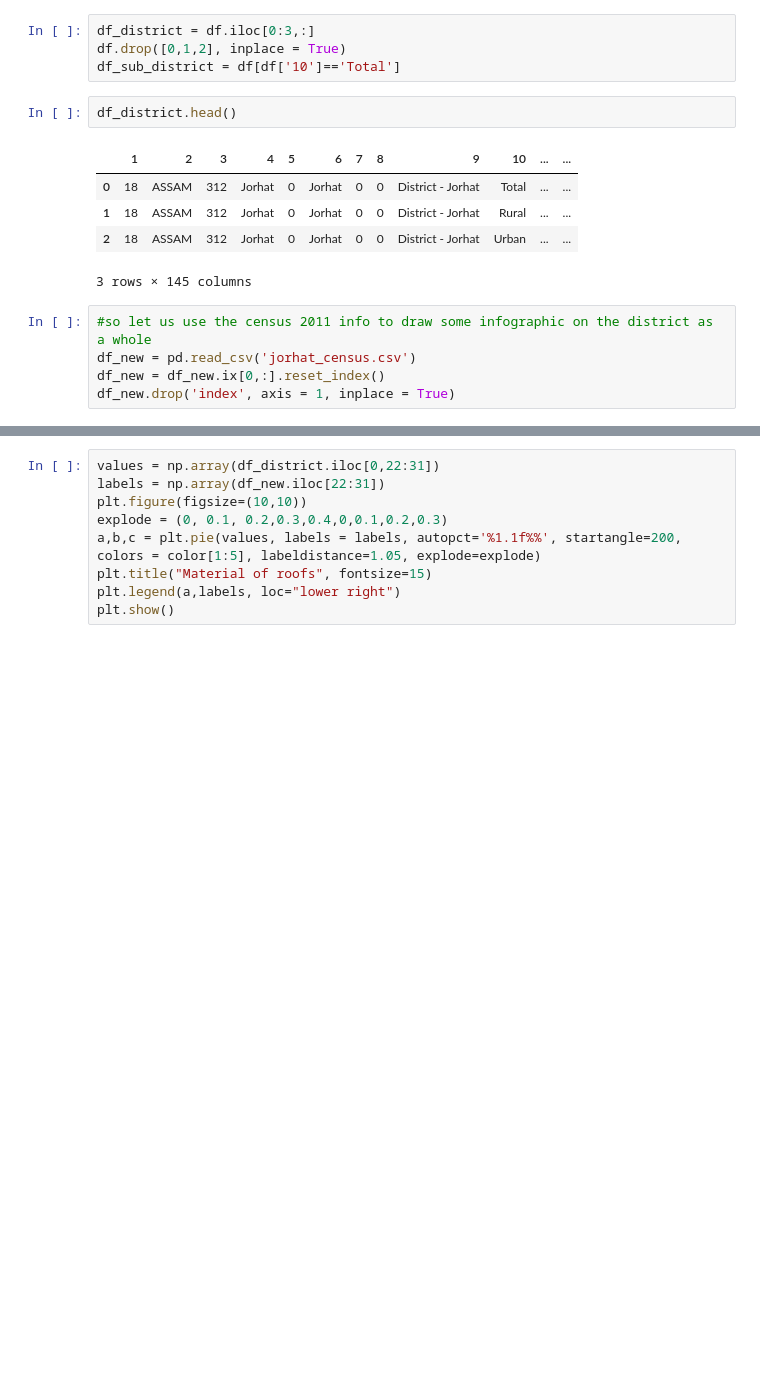
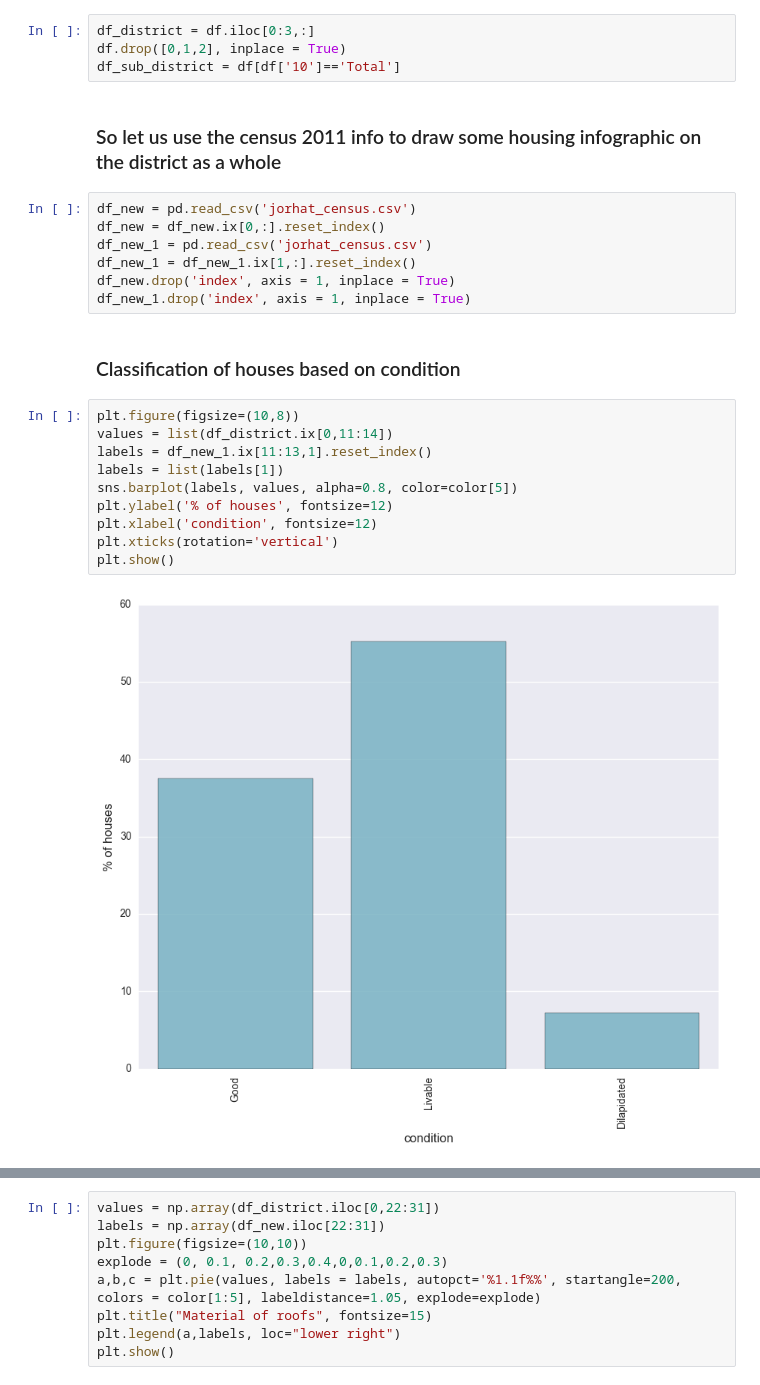
Before and after one commit to Ankur19/Exploratory-data-analysis-on-census-2011-data-of-Jorhat-District, a Jupyter notebook: Jorhat_census_edt.ipynb, the cells around one changed output, grey strips where cells are left out. Drawn from its saved outputs; the diff is of its cells as text; blank space fills up the shorter version.

```diff
--- a/Jorhat_census_edt.ipynb
+++ b/Jorhat_census_edt.ipynb
@@ -15,16 +18,26 @@ df.shape
 df_district = df.iloc[0:3,:]
 df.drop([0,1,2], inplace = True)
 df_sub_district = df[df['10']=='Total']
-# %%
-df_district.head()
-# %% [output]
-|  | 1 | 2 | 3 | 4 | 5 | 6 | 7 | 8 | 9 | 10 | ... | ... |
-| 0 | 18 | ASSAM | 312 | Jorhat | 0 | Jorhat | 0 | 0 | District - Jorhat | Total | ... | ... |
-| 1 | 18 | ASSAM | 312 | Jorhat | 0 | Jorhat | 0 | 0 | District - Jorhat | Rural | ... | ... |
-| 2 | 18 | ASSAM | 312 | Jorhat | 0 | Jorhat | 0 | 0 | District - Jorhat | Urban | ... | ... |
-3 rows × 145 columns
+# %% [markdown]
+### So let us use the census 2011 info to draw some housing infographic on the district as a whole
 # %%
-#so let us use the census 2011 info to draw some infographic on the district as a whole
 df_new = pd.read_csv('jorhat_census.csv')
 df_new = df_new.ix[0,:].reset_index()
+df_new_1 = pd.read_csv('jorhat_census.csv')
+df_new_1 = df_new_1.ix[1,:].reset_index()
 df_new.drop('index', axis = 1, inplace = True)
+df_new_1.drop('index', axis = 1, inplace = True)
+# %% [markdown]
+### Classification of houses based on condition
+# %%
+plt.figure(figsize=(10,8))
+values = list(df_district.ix[0,11:14])
+labels = df_new_1.ix[11:13,1].reset_index()
+labels = list(labels[1])
+sns.barplot(labels, values, alpha=0.8, color=color[5])
+plt.ylabel('% of houses', fontsize=12)
+plt.xlabel('condition', fontsize=12)
+plt.xticks(rotation='vertical')
+plt.show()
+# %% [output]
+[figure, added]
```
Also changed, not shown: parts of 31 cells of this notebook.
